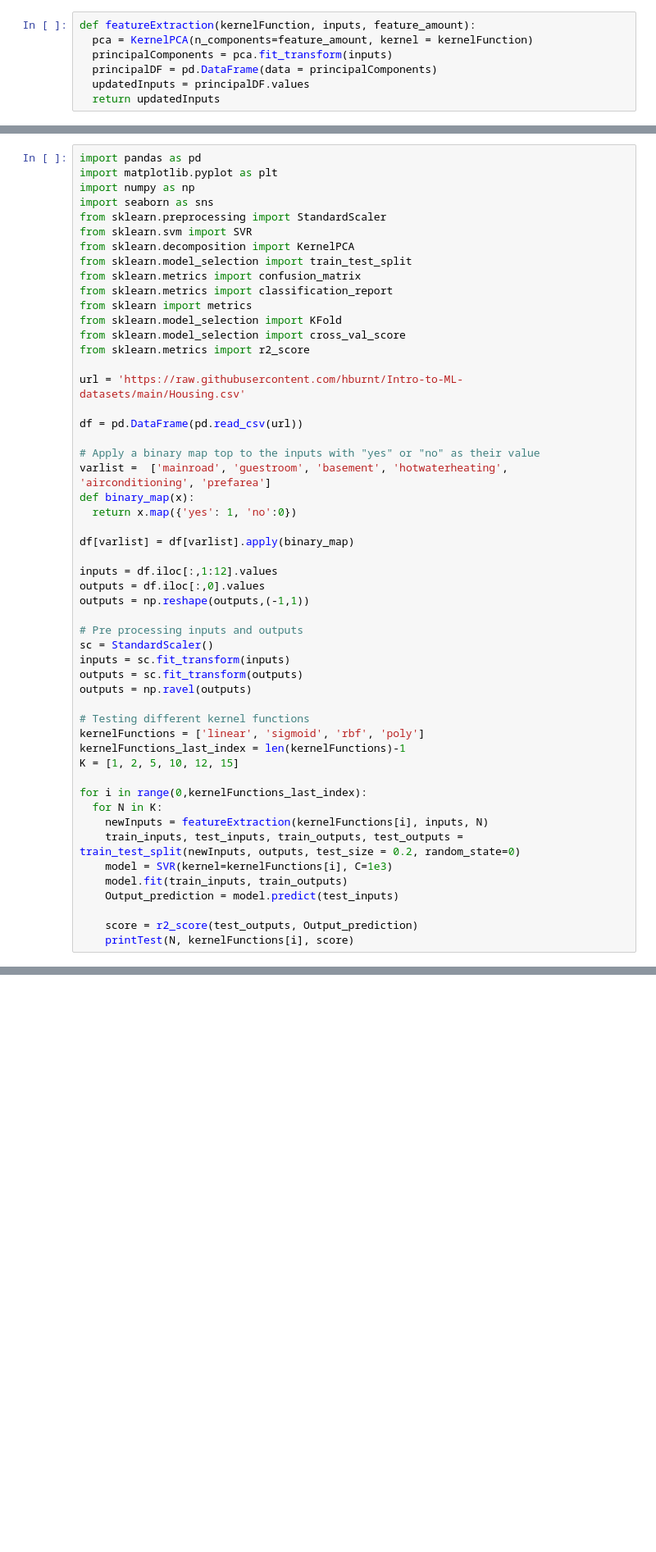
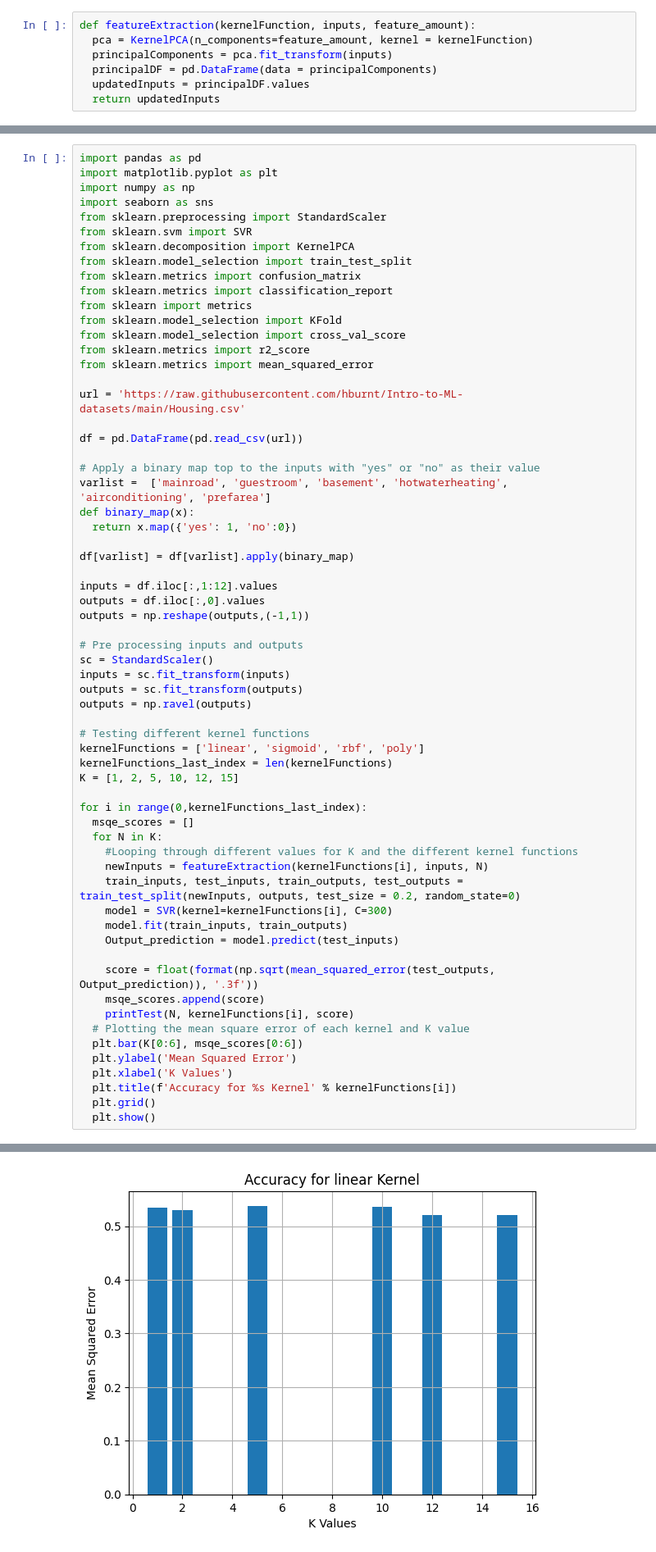
Before and after one commit to hburnt/Machine-Learning, a Jupyter notebook: intro_to_ml/SVM/Support_Vector_Regression.ipynb, the cells around one changed output, grey strips where cells are left out. Shown at 82% size. Cells and saved outputs as stored; diff of their text form; blank space fills up the shorter version.

Commit message:
Added plots for the mean square error of each model

```diff
--- a/intro_to_ml/SVM/Support_Vector_Regression.ipynb
+++ b/intro_to_ml/SVM/Support_Vector_Regression.ipynb
@@ -28,6 +28,7 @@ from sklearn import metrics
 from sklearn.model_selection import KFold
 from sklearn.model_selection import cross_val_score
 from sklearn.metrics import r2_score
+from sklearn.metrics import mean_squared_error
 
 url = 'https://raw.githubusercontent.com/hburnt/Intro-to-ML-datasets/main/Housing.csv'
 
@@ -52,19 +53,29 @@ outputs = np.ravel(outputs)
 
 # Testing different kernel functions
 kernelFunctions = ['linear', 'sigmoid', 'rbf', 'poly']
-kernelFunctions_last_index = len(kernelFunctions)-1
+kernelFunctions_last_index = len(kernelFunctions)
 K = [1, 2, 5, 10, 12, 15]
 
 for i in range(0,kernelFunctions_last_index):
+  msqe_scores = []
   for N in K:
+    #Looping through different values for K and the different kernel functions
     newInputs = featureExtraction(kernelFunctions[i], inputs, N)
     train_inputs, test_inputs, train_outputs, test_outputs = train_test_split(newInputs, outputs, test_size = 0.2, random_state=0)
-    model = SVR(kernel=kernelFunctions[i], C=1e3)
+    model = SVR(kernel=kernelFunctions[i], C=300)
     model.fit(train_inputs, train_outputs)
     Output_prediction = model.predict(test_inputs)
 
-    score = r2_score(test_outputs, Output_prediction)
+    score = float(format(np.sqrt(mean_squared_error(test_outputs, Output_prediction)), '.3f'))
+    msqe_scores.append(score)
     printTest(N, kernelFunctions[i], score)
+  # Plotting the mean square error of each kernel and K value
+  plt.bar(K[0:6], msqe_scores[0:6])
+  plt.ylabel('Mean Squared Error')
+  plt.xlabel('K Values')
+  plt.title(f'Accuracy for %s Kernel' % kernelFunctions[i])
+  plt.grid()
+  plt.show()
 # %% [output]
 Amount of features: 1
 Kernel function used: linear
@@ -85 +96,2 @@ Kernel function used: rbf
 -------------------------------------------------------------
+[figure, added]
```
Also changed, not shown: parts of 2 cells of this notebook.
